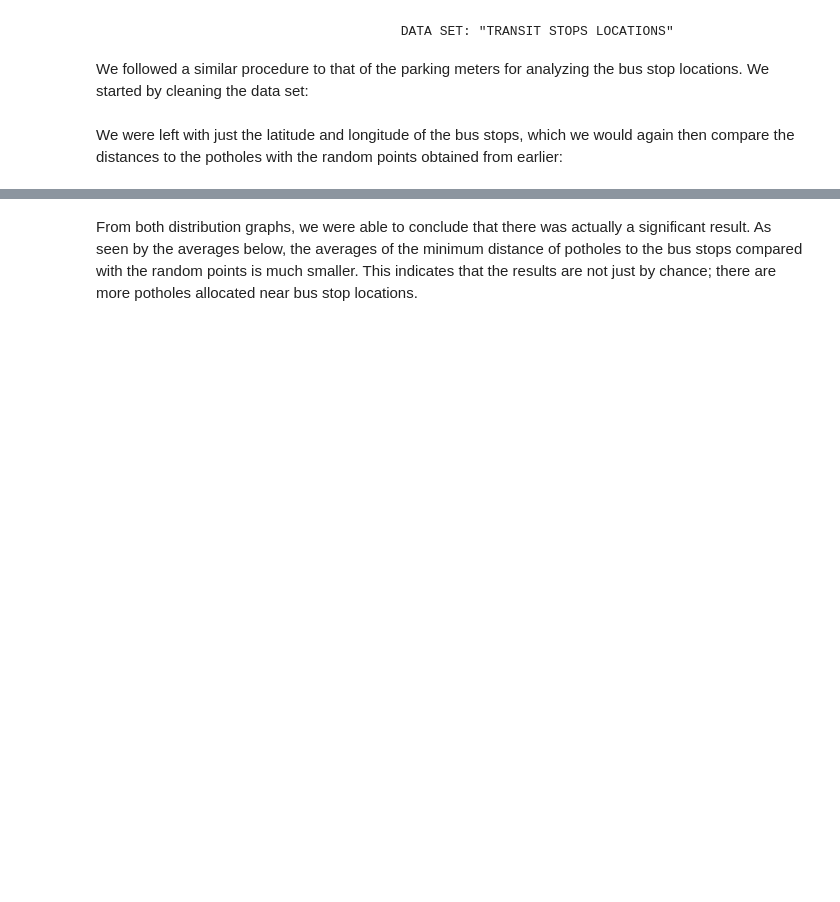
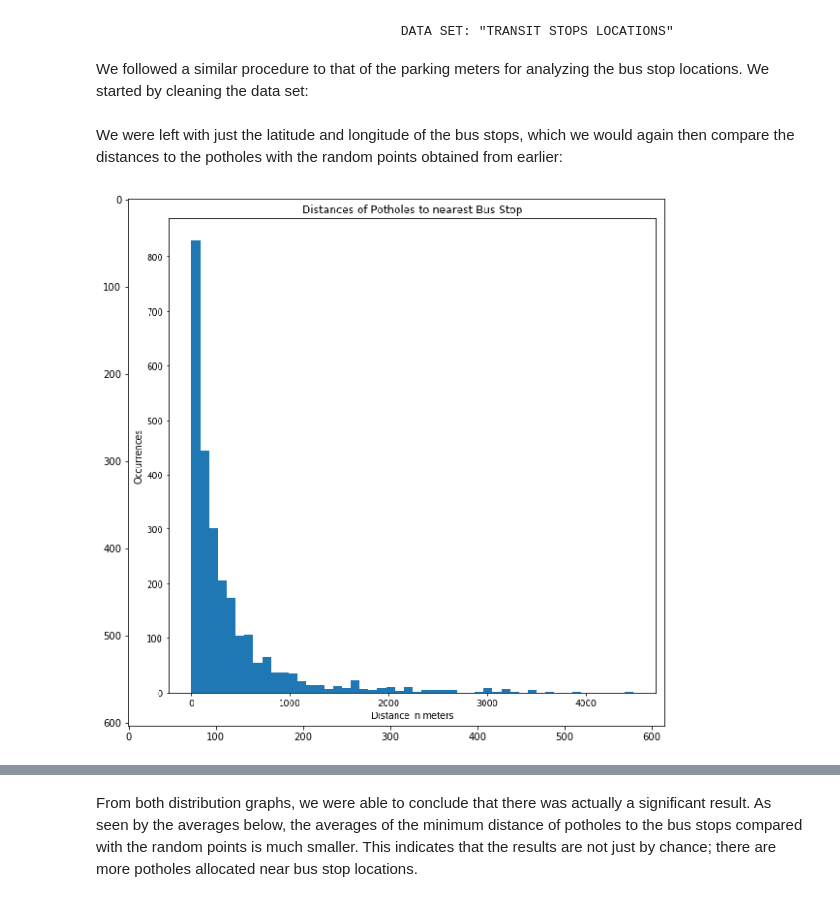
Before and after one commit to mac011/Pr_087, a Jupyter notebook: Pr_087_HackathonSubmission.ipynb, the cells around one changed output, grey strips where cells are left out. Drawn from its saved outputs; the diff is of its cells as text; code cells hidden in the pictures; blank space fills up the shorter version.

```diff
--- a/Pr_087_HackathonSubmission.ipynb
+++ b/Pr_087_HackathonSubmission.ipynb
@@ -154,0 +286,6 @@ We were left with just the latitude and longitude of the bus stops, which we wou
+# %%
+from scipy import misc
+plt.imshow(misc.imread("plots/Distances_From_Potholes_To_Nearest_Bus_Stop.png"))
+plt.show()
+# %% [output]
+[figure, added]
```
Also changed, not shown: parts of 31 cells of this notebook, 2 other files.
